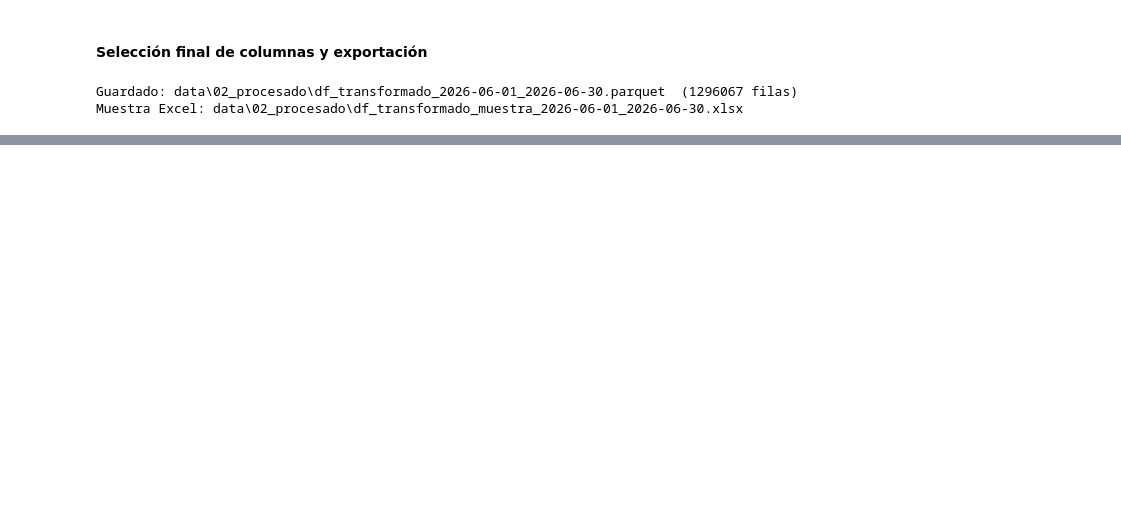
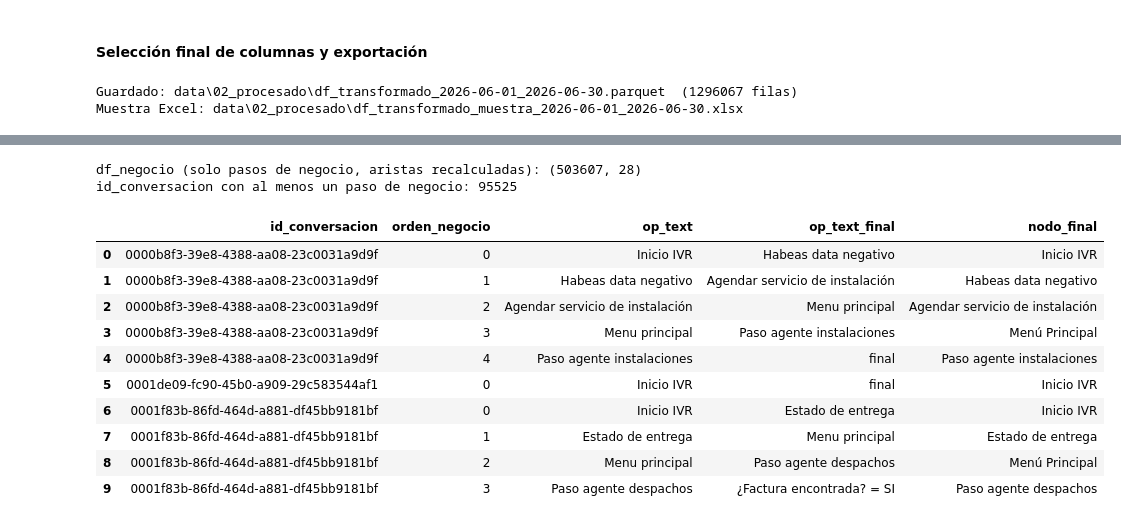
Before and after one commit to JPSOLANO10/Graphos_alk, a Jupyter notebook: 07_pipeline.ipynb, the cells around one changed output, grey strips where cells are left out. Saved outputs shown, nothing was run; the diff lists cells and outputs as text; code cells hidden in the pictures; blank space fills up the shorter version.

Commit message:
Agregamos escenarios y actualizamos pipeline

```diff
--- a/07_pipeline.ipynb
+++ b/07_pipeline.ipynb
@@ -1007,0 +1074,15 @@ ahí el filtro `incluir_en_grafo` antes de construir las aristas.
+# %%
+FECHA_INICIO = "2026-06-01"
+FECHA_FIN = "2026-06-30"
+
+DATA_DIR = Path("../data") if Path("../data").exists() else Path("data")
+PROC_DIR = DATA_DIR / "02_procesado"
+ESCEN_DIR = DATA_DIR / "03_escenarios"
+ESCEN_DIR.mkdir(parents=True, exist_ok=True)
+
+MAESTRO_PATH = Path("C:/Users/jupasoro/OneDrive - Emtelco/Proyectos/Alkosto/grafos_ivr_2026/Maestro trazas alkosto.xlsx")
+IN_TRANSFORMADO_PATH = PROC_DIR / f"df_transformado_{FECHA_INICIO}_{FECHA_FIN}.parquet"
+
+assert IN_TRANSFORMADO_PATH.exists(), f"No encuentro {IN_TRANSFORMADO_PATH} — corre primero 02_limpieza_segmentacion.ipynb"
+assert MAESTRO_PATH.exists(), f"No encuentro {MAESTRO_PATH} — ajusta MAESTRO_PATH"
+print(f"Leyendo: {IN_TRANSFORMADO_PATH}")
@@ -1007,0 +1091,4 @@ ahí el filtro `incluir_en_grafo` antes de construir las aristas.
+# %%
+df_transformado = pd.read_parquet(IN_TRANSFORMADO_PATH)
+print("df_transformado:", df_transformado.shape)
+print("incluir_en_grafo:", df_transformado["incluir_en_grafo"].value_counts().to_dict())
@@ -1007,0 +1104,32 @@ ahí el filtro `incluir_en_grafo` antes de construir las aristas.
+# %%
+df_negocio = (
+    df_transformado[df_transformado["incluir_en_grafo"]]
+    .sort_values(["id_conversacion", "orden"])
+    .reset_index(drop=True)
+    .copy()
+)
+
+# Recalculamos la arista sobre la secuencia YA reducida a pasos de negocio.
+df_negocio["op_text_final"] = df_negocio.groupby("id_conversacion")["op_text"].shift(-1)
+ultimas_filas_negocio = df_negocio.groupby("id_conversacion").tail(1).index
+df_negocio.loc[ultimas_filas_negocio, "op_text_final"] = "final"
+
+df_negocio["orden_negocio"] = df_negocio.groupby("id_conversacion").cumcount()
+
+print("df_negocio (solo pasos de negocio, aristas recalculadas):", df_negocio.shape)
+print("id_conversacion con al menos un paso de negocio:", df_negocio["id_conversacion"].nunique())
+df_negocio[["id_conversacion", "orden_negocio", "op_text", "op_text_final", "nodo_final"]].head(10)
+# %% [output]
+df_negocio (solo pasos de negocio, aristas recalculadas): (503607, 28)
+id_conversacion con al menos un paso de negocio: 95525
+|  | id_conversacion | orden_negocio | op_text | op_text_final | nodo_final |
+| 0 | 0000b8f3-39e8-4388-aa08-23c0031a9d9f | 0 | Inicio IVR | Habeas data negativo | Inicio IVR |
+| 1 | 0000b8f3-39e8-4388-aa08-23c0031a9d9f | 1 | Habeas data negativo | Agendar servicio de instalación | Habeas data negativo |
+| 2 | 0000b8f3-39e8-4388-aa08-23c0031a9d9f | 2 | Agendar servicio de instalación | Menu principal | Agendar servicio de instalación |
+| 3 | 0000b8f3-39e8-4388-aa08-23c0031a9d9f | 3 | Menu principal | Paso agente instalaciones | Menú Principal |
+| 4 | 0000b8f3-39e8-4388-aa08-23c0031a9d9f | 4 | Paso agente instalaciones | final | Paso agente instalaciones |
+| 5 | 0001de09-fc90-45b0-a909-29c583544af1 | 0 | Inicio IVR | final | Inicio IVR |
+| 6 | 0001f83b-86fd-464d-a881-df45bb9181bf | 0 | Inicio IVR | Estado de entrega | Inicio IVR |
+| 7 | 0001f83b-86fd-464d-a881-df45bb9181bf | 1 | Estado de entrega | Menu principal | Estado de entrega |
+| 8 | 0001f83b-86fd-464d-a881-df45bb9181bf | 2 | Menu principal | Paso agente despachos | Menú Principal |
+| 9 | 0001f83b-86fd-464d-a881-df45bb9181bf | 3 | Paso agente despachos | ¿Factura encontrada? = SI | Paso agente despachos |
```
Also changed, not shown: parts of 22 cells of this notebook, 1 other file.
